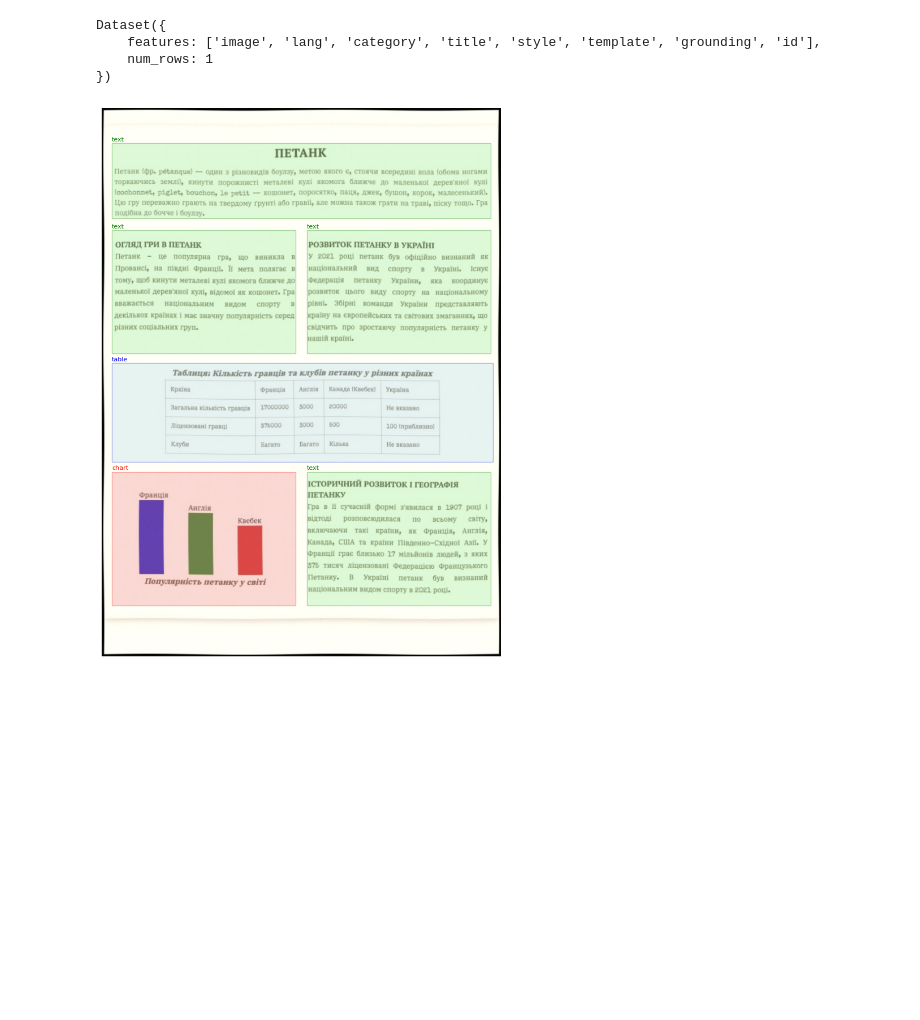
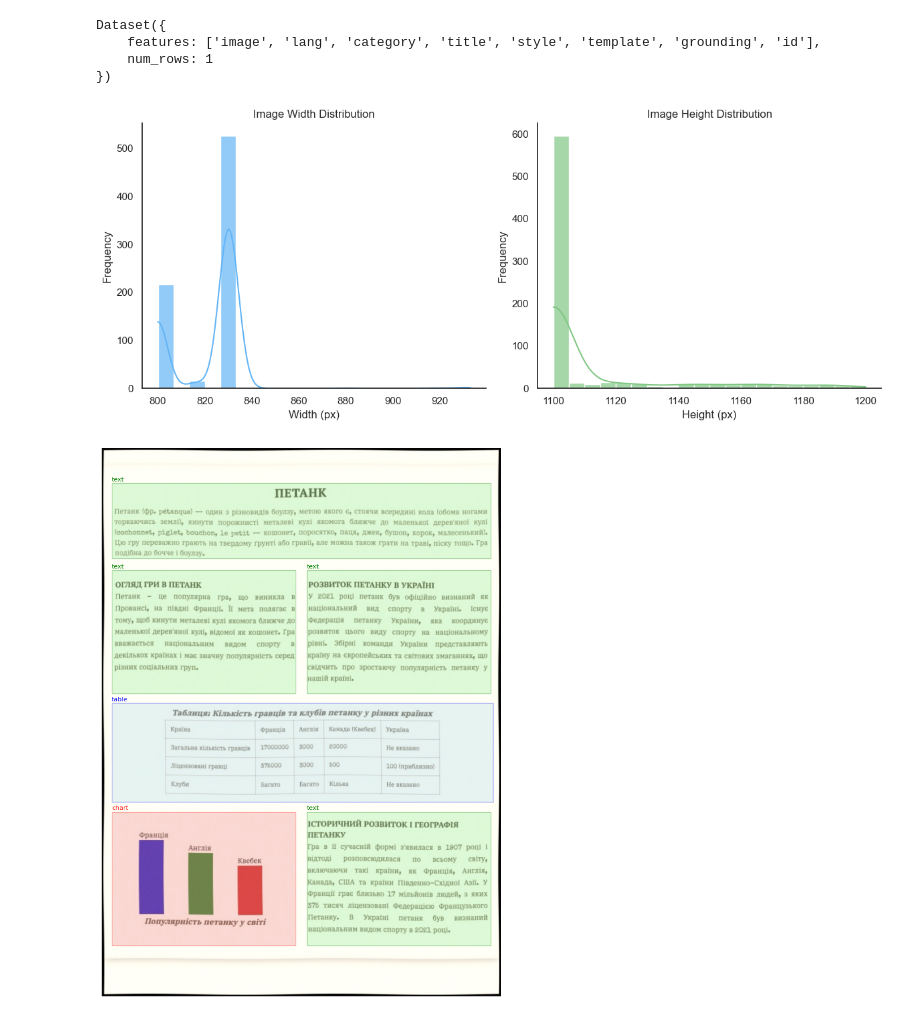
Before and after one commit to ansu0122/ucu-mt, a Jupyter notebook: src/docviz.ipynb, the cells around one changed output. Saved outputs shown, nothing was run; the diff lists cells and outputs as text; code cells hidden in the pictures; blank space fills up the shorter version.

```diff
--- a/src/docviz.ipynb
+++ b/src/docviz.ipynb
@@ -212,3 +266,8 @@ Dataset({
+# %%
+dimension_df = extract_image_dimensions(dataset)
+plot_dimension_histograms(dimension_df)
+# %% [output]
+[figure, added]
 # %%
 dv.visualize_grounding(example[0].get("image"), example[0]["grounding"])
 # %% [output]
```
Also changed, not shown: parts of 2 cells of this notebook, 7 other files.
